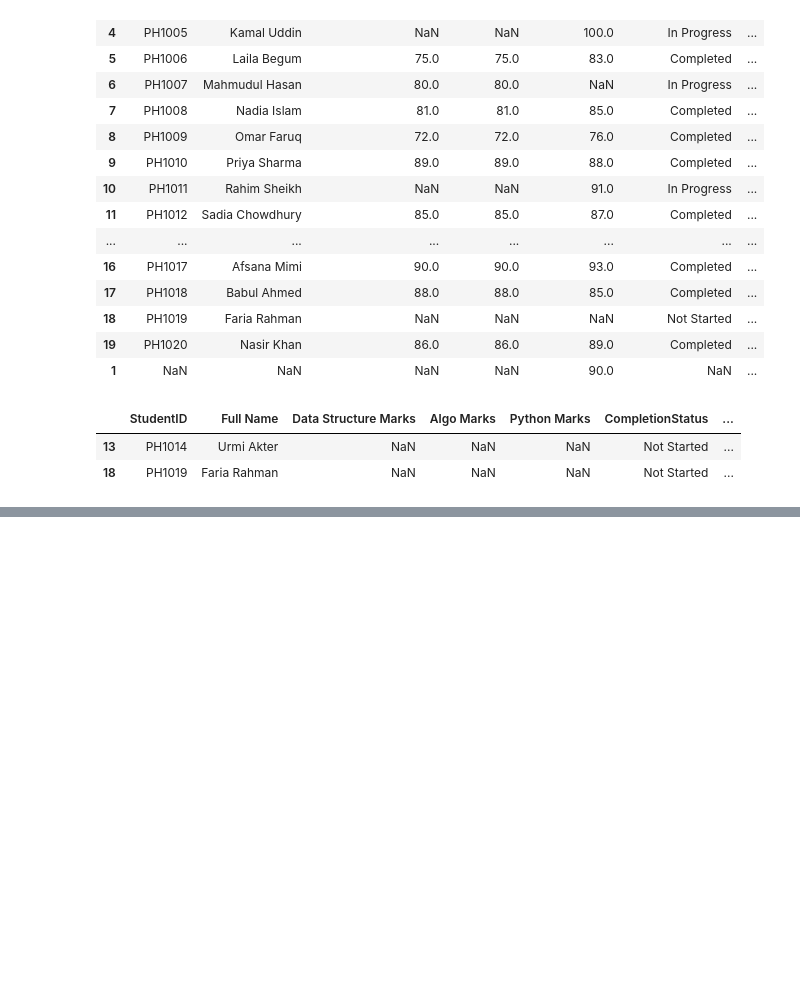
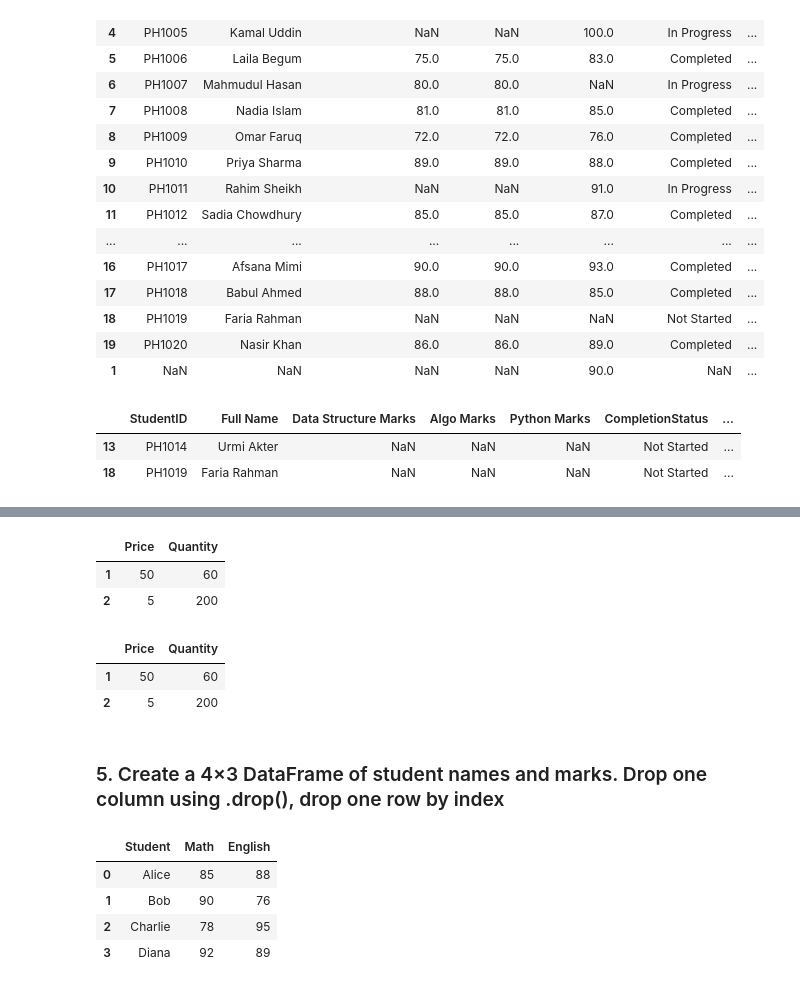
Before and after one commit to AlSaimun/Phitron-AIML, a Jupyter notebook: Python For ML/Week 03: numpy pandas/Module 12.ipynb, the cells around one changed output, grey strips where cells are left out. Saved outputs shown, nothing was run; the diff lists cells and outputs as text; code cells hidden in the pictures; blank space fills up the shorter version.

```diff
--- a/Python For ML/Week 03: numpy pandas/Module 12.ipynb
+++ b/Python For ML/Week 03: numpy pandas/Module 12.ipynb
@@ -671,0 +797,32 @@ TypeError: 'DataFrame' object is not callable
+# %%
+df.iloc[1:3, 1:3]
+# %% [output]
+|  | Price | Quantity |
+| 1 | 50 | 60 |
+| 2 | 5 | 200 |
+# %%
+df.iloc[[1, 2], [1, 2]]
+# %% [output]
+|  | Price | Quantity |
+| 1 | 50 | 60 |
+| 2 | 5 | 200 |
+# %% [markdown]
+### 5. Create a 4×3 DataFrame of student names and marks. Drop one column using .drop(), drop one row by index
+# %%
+data = {
+    "Student": ["Alice", "Bob", "Charlie", "Diana"],
+    "Math": [85, 90, 78, 92],
+    "English": [88, 76, 95, 89]
+}
+
+df = pd.DataFrame(data)
+# df.drop(1, inplace=True)
+# df.drop(1, index=
+# df.drop(index=3, inplace=True)
+df
+# %% [output]
+|  | Student | Math | English |
+| 0 | Alice | 85 | 88 |
+| 1 | Bob | 90 | 76 |
+| 2 | Charlie | 78 | 95 |
+| 3 | Diana | 92 | 89 |
```
Also changed, not shown: parts of 13 cells of this notebook, 7 other files.
